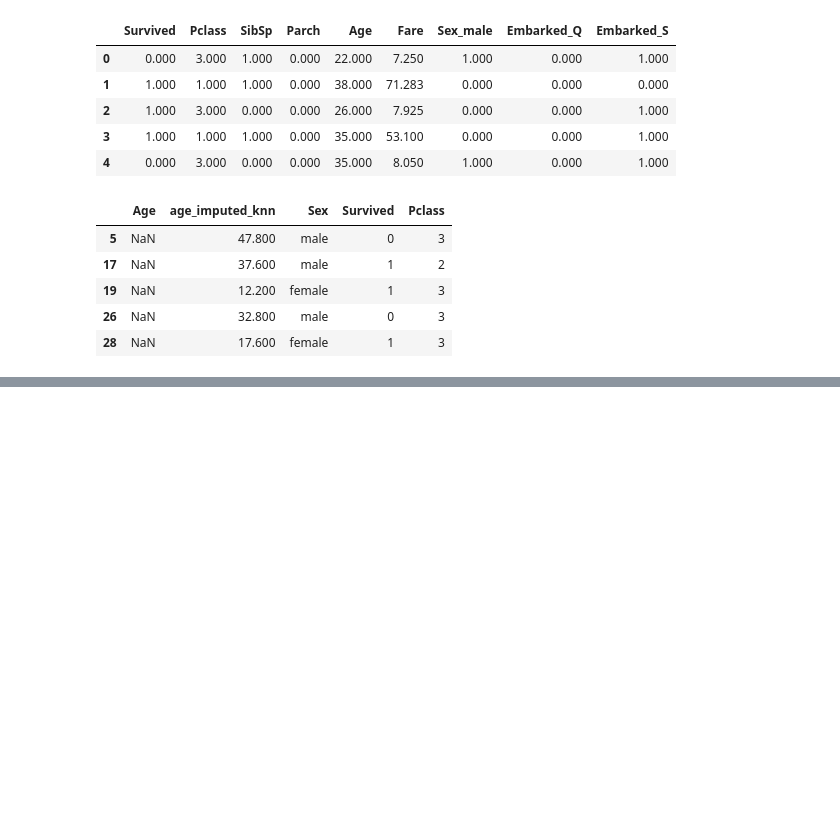
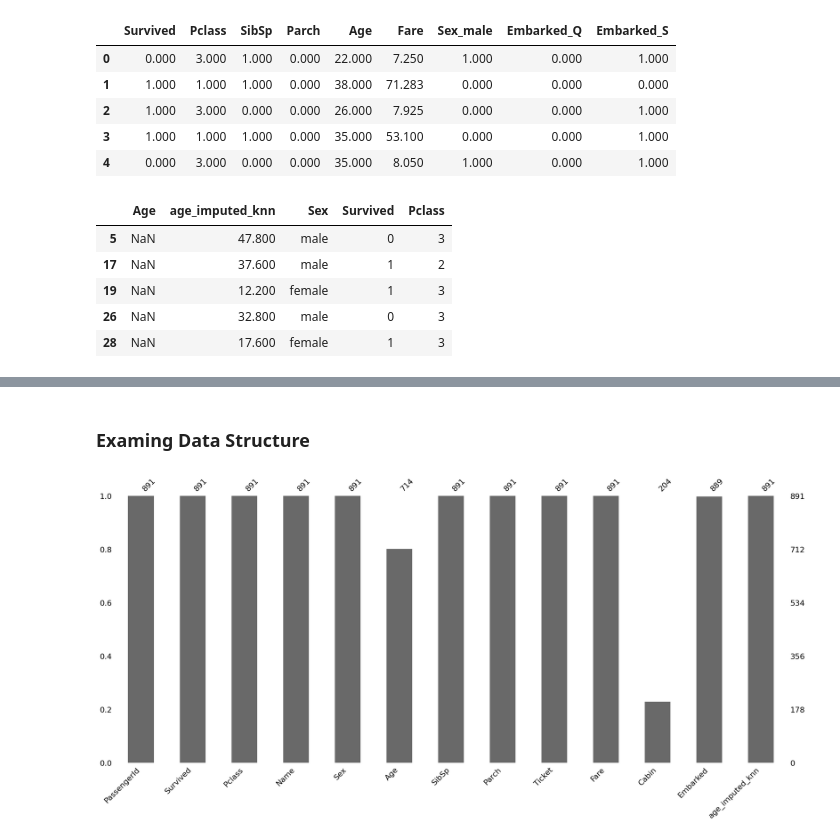
Before and after one commit to AslihanYoldas/feautre-engineering-course, a Jupyter notebook: missing_values.ipynb, the cells around one changed output, grey strips where cells are left out. Cells and saved outputs as stored; diff of their text form; code cells hidden in the pictures; blank space fills up the shorter version.

Commit message:
Missing values lect 5 added| Examing the missing data structure

```diff
--- a/missing_values.ipynb
+++ b/missing_values.ipynb
@@ -485,0 +491,8 @@ df.loc[df['Age'].isnull(), ["Age","age_imputed_knn","Sex","Survived","Pclass"]].
+# %% [markdown]
+### Examing Data Structure
+# %%
+# Visualize the null values in the dataset
+msno.bar(df)
+plt.show()
+# %% [output]
+[figure, added]
```
Also changed, not shown: parts of 7 cells of this notebook.
